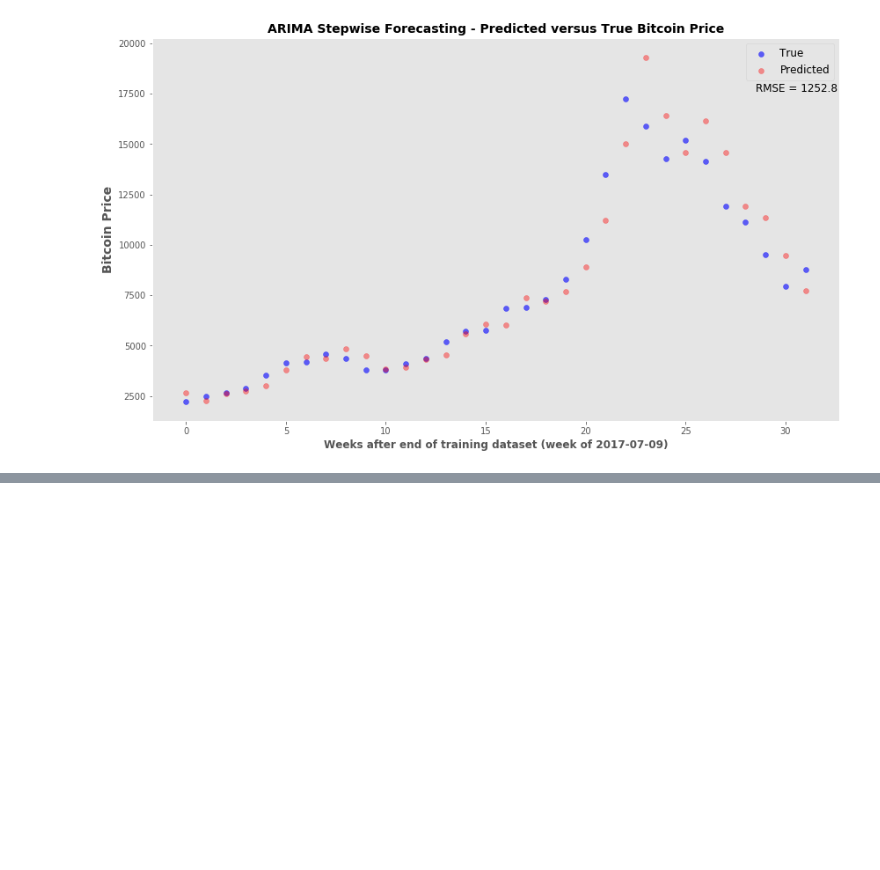
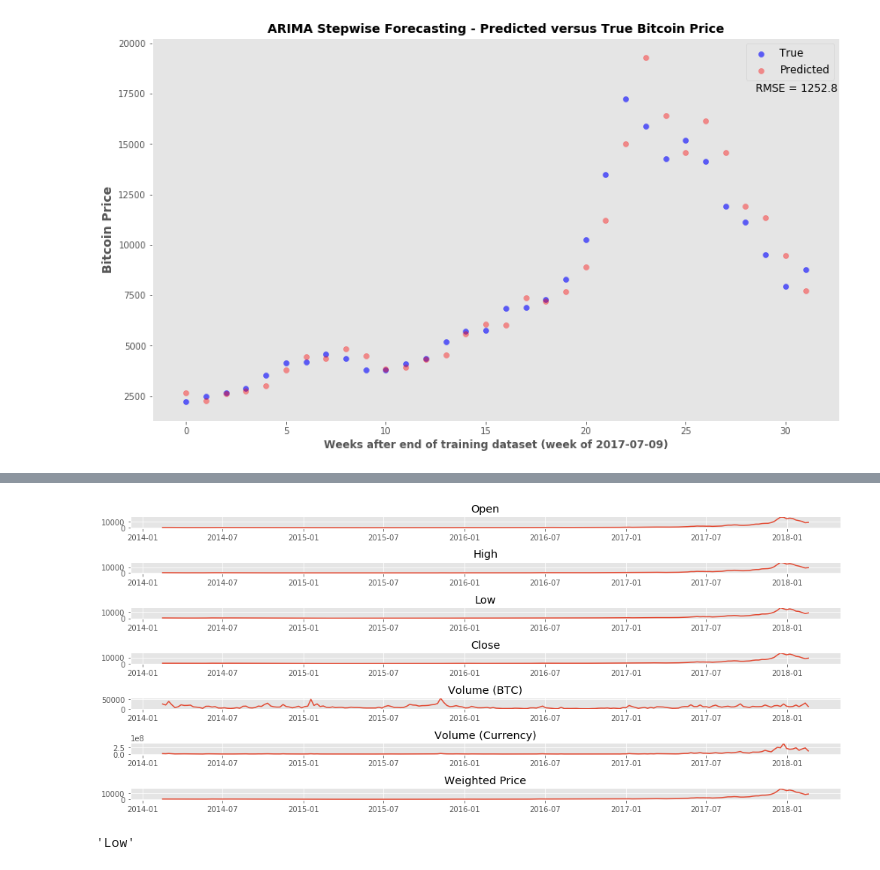
Before and after one commit to pineda-vv/bitcoin_timeseries, a Jupyter notebook: peso_bitcoin_time_series.ipynb, the cells around one changed output, grey strips where cells are left out. Saved outputs shown, nothing was run; the diff lists cells and outputs as text; code cells hidden in the pictures; blank space fills up the shorter version.

```diff
--- a/peso_bitcoin_time_series.ipynb
+++ b/peso_bitcoin_time_series.ipynb
@@ -591,0 +600,2 @@ plt.savefig('data/forecasting_stepwise.png')
+# %%
+btc_df = df2[['Open','High','Low','Close','Volume (BTC)', 'Volume (Currency)', 'Weighted Price']].resample('W').mean()
@@ -591,0 +612,14 @@ plt.savefig('data/forecasting_stepwise.png')
+# %%
+xw = btc_df.index
+fig, axs = plt.subplots(len(btc_df.columns), 1, figsize=(14,6))
+for n in range(len(btc_df.columns)):
+    axs[n].plot(xw, btc_df.iloc[:, n])
+    title_text = str(btc_df.columns[n])
+    axs[n].set_title(title_text)
+plt.tight_layout()
+# %% [output]
+[figure, added]
+# %%
+btc_df.columns[2]
+# %% [output]
+'Low'
```
Also changed, not shown: parts of 20 cells of this notebook, 3 other files.
